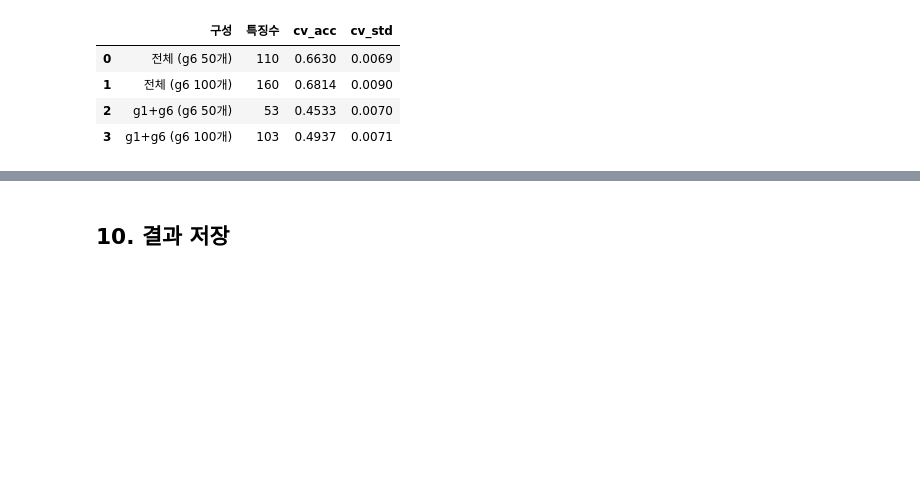
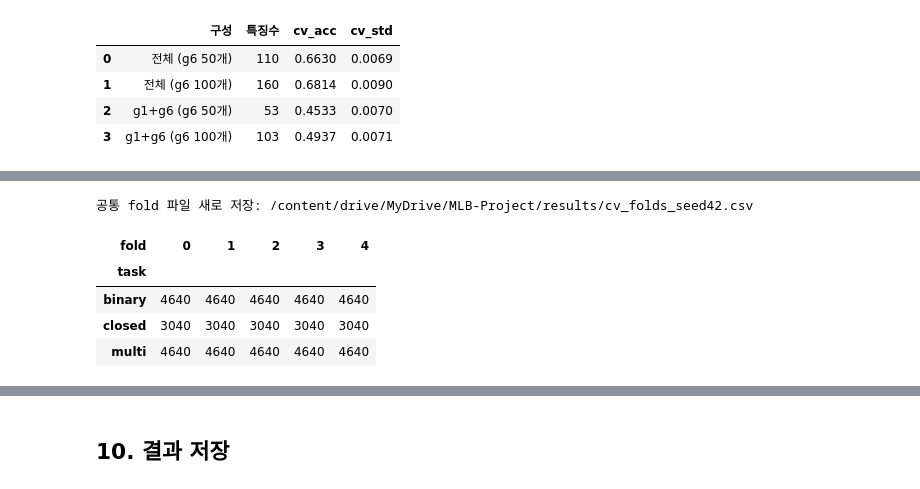
Before and after one commit to EWHA-MLB/website-fingerprinting, a Jupyter notebook: models/logistic_regression/01_lr_main.ipynb, the cells around one changed output, grey strips where cells are left out. Cells and saved outputs as stored; diff of their text form; code cells hidden in the pictures; blank space fills up the shorter version.

```diff
--- a/models/logistic_regression/01_lr_main.ipynb
+++ b/models/logistic_regression/01_lr_main.ipynb
@@ -827,0 +845,51 @@ g6res.to_csv(os.path.join(RESULT_DIR, "lr_g6_resolution.csv"), index=False)
+# %%
+# 실험 5 · (별도 노트북의) 실험 6 공통 설정
+from sklearn.model_selection import cross_val_predict
+
+RESULTS_ROOT   = os.path.dirname(RESULT_DIR.rstrip("/"))
+FOLD_PATH      = os.path.join(RESULTS_ROOT, "cv_folds_seed42.csv")   # 모델팀 공통 fold
+LR_C           = {"closed": 100, "binary": 1000, "multi": 100}       # 위 ①②③에서 고른 C
+MAX_ITER_PROB  = 5000          # 다중이 3,000회 한도에 가까웠으므로 여유 있게
+SKIP_IF_EXISTS = True          # 확률 파일이 이미 있으면 다시 계산하지 않음
+TARGET_FPR     = [0.01, 0.05, 0.10, 0.20]
+
+def make_lr_prob(C):
+    return make_pipeline(StandardScaler(),
+                         LogisticRegression(C=C, max_iter=MAX_ITER_PROB, random_state=SEED))
+
+def task_frames(task):
+    if task == "closed":
+        d = mon.copy(); d["y"] = d.label                     # 0~94
+    elif task == "binary":
+        d = binary_view(mon, unmon)                          # mon 1 / unmon -1
+    elif task == "multi":
+        d = pd.concat([mon, unmon], ignore_index=True); d["y"] = d.label   # 0~94, unmon -1
+    else:
+        raise ValueError(task)
+    d = d.sort_values("record_id").reset_index(drop=True)   # 모델팀 누구나 같은 행 순서
+    return (d[d.split == "train"].reset_index(drop=True),
+            d[d.split == "test"].reset_index(drop=True))
+# %%
+if os.path.exists(FOLD_PATH):
+    folds = pd.read_csv(FOLD_PATH)
+    print("기존 공통 fold 파일 사용:", FOLD_PATH)
+else:
+    parts = []
+    for task in ("closed", "binary", "multi"):
+        tr, _ = task_frames(task)
+        f = np.empty(len(tr), dtype=int)
+        skf = StratifiedKFold(n_splits=5, shuffle=True, random_state=SEED)
+        for k, (_, va) in enumerate(skf.split(tr, tr.y)):
+            f[va] = k
+        parts.append(pd.DataFrame({"task": task, "record_id": tr.record_id, "fold": f}))
+    folds = pd.concat(parts, ignore_index=True)
+    folds.to_csv(FOLD_PATH, index=False)
+    print("공통 fold 파일 새로 저장:", FOLD_PATH)
+display(folds.groupby(["task", "fold"]).size().unstack())
+# %% [output]
+공통 fold 파일 새로 저장: /content/drive/MyDrive/MLB-Project/results/cv_folds_seed42.csv
+| fold | 0 | 1 | 2 | 3 | 4 |
+| task |  |  |  |  |  |
+| binary | 4640 | 4640 | 4640 | 4640 | 4640 |
+| closed | 3040 | 3040 | 3040 | 3040 | 3040 |
+| multi | 4640 | 4640 | 4640 | 4640 | 4640 |
```
Also changed, not shown: parts of 8 cells of this notebook, 1 other file.
